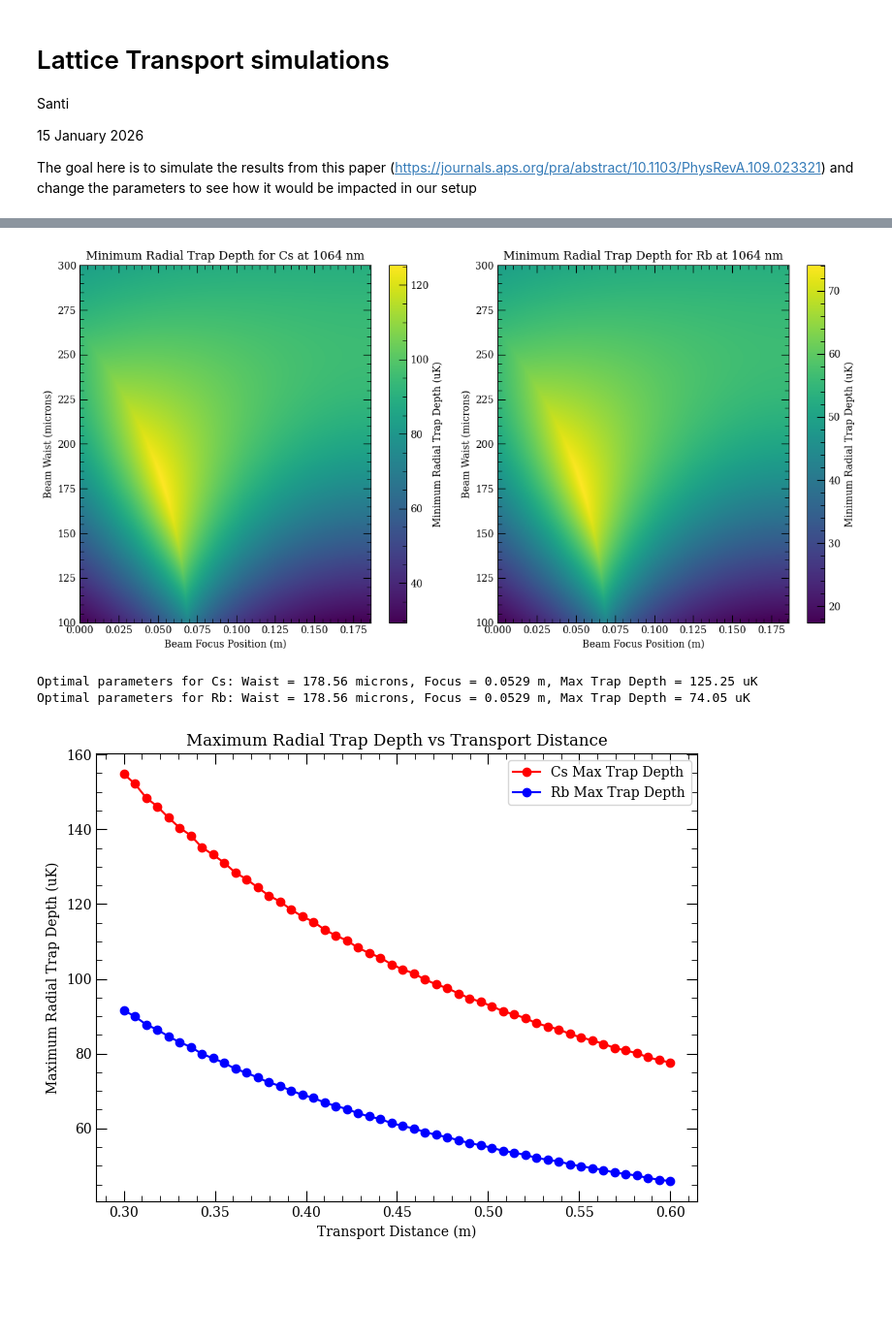
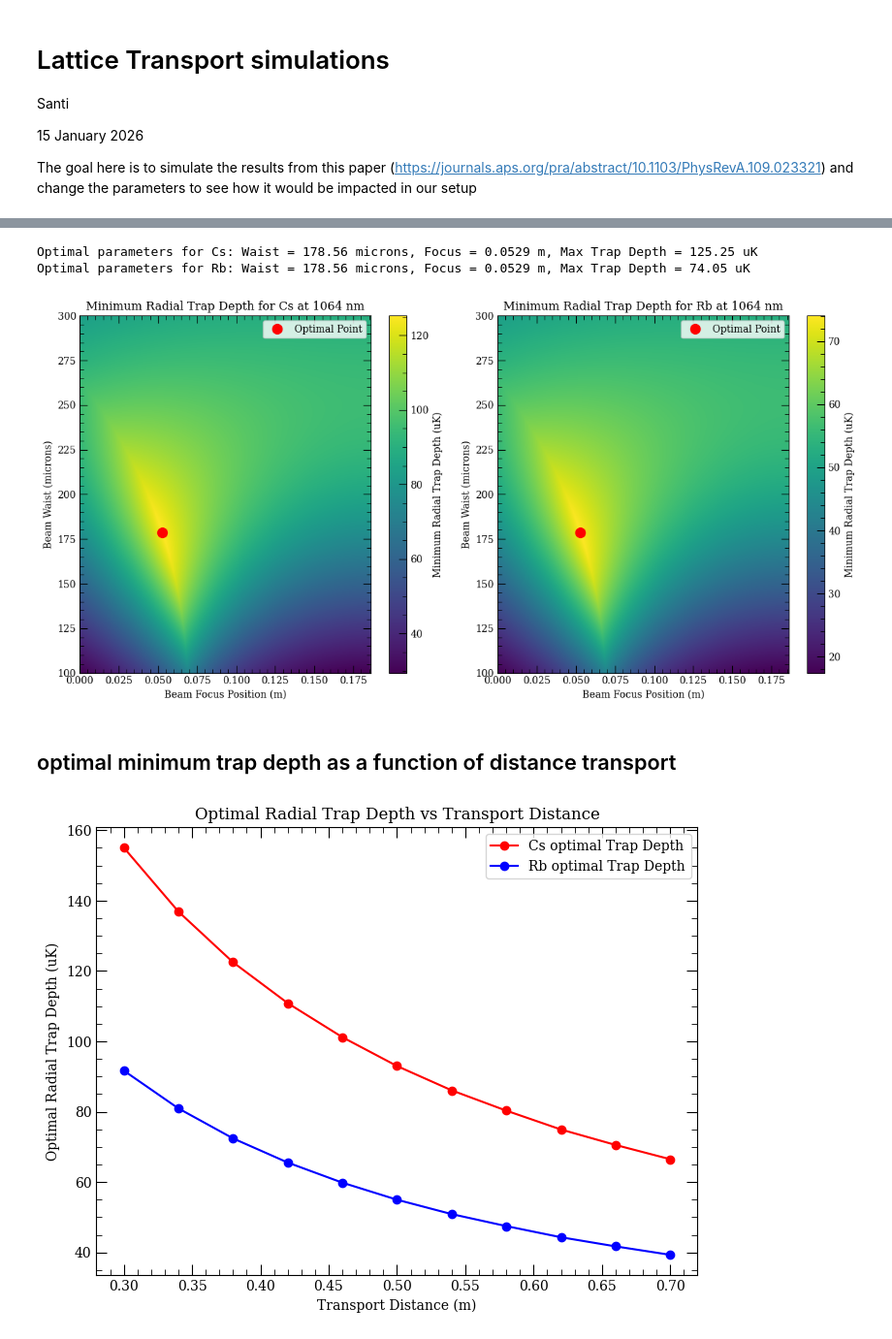
Before and after one commit to Lopez-Santi/RbCs-simulations, a Jupyter notebook: lattice transport/latticeTransport.ipynb, the cells around one changed output, grey strips where cells are left out. Shown at 97% size. Saved outputs shown, nothing was run; the diff lists cells and outputs as text; code cells hidden in the pictures; blank space fills up the shorter version.

Commit message:
made some updates to the code and added some functionallity for finding optimal values

```diff
--- a/lattice transport/latticeTransport.ipynb
+++ b/lattice transport/latticeTransport.ipynb
@@ -182,6 +182,16 @@ for waist in waist_array:
     min_trap_depth_Cs.append(temp_depths_Cs)
     min_trap_depth_Rb.append(temp_depths_Rb)
 
+# find the optimal parameters for maximum trap depth from above data
+min_trap_depth_Cs = np.array(min_trap_depth_Cs)
+min_trap_depth_Rb = np.array(min_trap_depth_Rb)
+
+opt_params_Cs = np.unravel_index(np.argmax(min_trap_depth_Cs, axis=None), min_trap_depth_Cs.shape)
+opt_params_Rb = np.unravel_index(np.argmax(min_trap_depth_Rb, axis=None), min_trap_depth_Rb.shape)
+
+print(f"Optimal parameters for Cs: Waist = {waist_array[opt_params_Cs[0]]*1e6:.2f} microns, Focus = {focus_array[opt_params_Cs[1]]:.4f} m, Max Trap Depth = {min_trap_depth_Cs[opt_params_Cs]:.2f} uK")
+print(f"Optimal parameters for Rb: Waist = {waist_array[opt_params_Rb[0]]*1e6:.2f} microns, Focus = {focus_array[opt_params_Rb[1]]:.4f} m, Max Trap Depth = {min_trap_depth_Rb[opt_params_Rb]:.2f} uK")
+
 # plot the results as a heatmap
 plt.figure(figsize=(12, 6))
 plt.subplot(1, 2, 1)
@@ -190,37 +200,40 @@ plt.colorbar(label='Minimum Radial Trap Depth (uK)')
 plt.ylabel('Beam Waist (microns)')
 plt.xlabel('Beam Focus Position (m)')
 plt.title('Minimum Radial Trap Depth for Cs at 1064 nm')
+# put a red dot at the optimal waist and focus
+plt.plot(focus_array[opt_params_Cs[1]], waist_array[opt_params_Cs[0]]*1e6, 'ro', markersize=10, label='Optimal Point')
+plt.legend()
 plt.subplot(1, 2, 2)
 plt.imshow(min_trap_depth_Rb, extent=(focus_array[0], focus_array[-1], waist_array[0]*1e6, waist_array[-1]*1e6), aspect='auto', origin='lower', cmap='viridis')
 plt.colorbar(label='Minimum Radial Trap Depth (uK)')
 plt.ylabel('Beam Waist (microns)')
 plt.xlabel('Beam Focus Position (m)')
 plt.title('Minimum Radial Trap Depth for Rb at 1064 nm')
+# put a red dot at the optimal waist and focus
+plt.plot(focus_array[opt_params_Rb[1]], waist_array[opt_params_Rb[0]]*1e6, 'ro', markersize=10, label='Optimal Point')
+plt.legend()
 plt.tight_layout()
 plt.show()
 # %% [output]
+Optimal parameters for Cs: Waist = 178.56 microns, Focus = 0.0529 m, Max Trap Depth = 125.25 uK
+Optimal parameters for Rb: Waist = 178.56 microns, Focus = 0.0529 m, Max Trap Depth = 74.05 uK
-[figure, old version]
+[figure, new version]
-# %%
-# find the optimal parameters for maximum trap depth from above data
-min_trap_depth_Cs = np.array(min_trap_depth_Cs)
-min_trap_depth_Rb = np.array(min_trap_depth_Rb)
-
-opt_params_Cs = np.unravel_index(np.argmax(min_trap_depth_Cs, axis=None), min_trap_depth_Cs.shape)
-opt_params_Rb = np.unravel_index(np.argmax(min_trap_depth_Rb, axis=None), min_trap_depth_Rb.shape)
-
-print(f"Optimal parameters for Cs: Waist = {waist_array[opt_params_Cs[0]]*1e6:.2f} microns, Focus = {focus_array[opt_params_Cs[1]]:.4f} m, Max Trap Depth = {min_trap_depth_Cs[opt_params_Cs]:.2f} uK")
-print(f"Optimal parameters for Rb: Waist = {waist_array[opt_params_Rb[0]]*1e6:.2f} microns, Focus = {focus_array[opt_params_Rb[1]]:.4f} m, Max Trap Depth = {min_trap_depth_Rb[opt_params_Rb]:.2f} uK")
-# %% [output]
-Optimal parameters for Cs: Waist = 178.56 microns, Focus = 0.0529 m, Max Trap Depth = 125.25 uK
-Optimal parameters for Rb: Waist = 178.56 microns, Focus = 0.0529 m, Max Trap Depth = 74.05 uK
 # %%
 # note we still have to include gravity effects above (this will impact radial trap depth in vertical direction)
+# %% [markdown]
+## optimal minimum trap depth as a function of distance transport
 # %%
 # perform the same optimization as above but now sweep over the transport distance as well
 
-transport_distances = np.linspace(0.3, 0.6, 50)  # transport distances
+transport_distances = np.linspace(0.3, 0.7, 11)  # transport distances
 rb_data_array = []
 cs_data_array = []
+optimal_waists_Cs = []
+optimal_focuses_Cs = []
+optimal_waists_Rb = []
+optimal_focuses_Rb = []
+all_focus_arrays = []
+all_waist_arrays = []
 for dist in transport_distances:
     # now 2D sweep of beam waist and beam focus positions
     # the start and stop of the atoms is always 0.0 and dist
@@ -228,9 +241,10 @@ for dist in transport_distances:
     start_pos = 0.0
     stop_pos = dist
     center_pos = (start_pos + stop_pos) / 2
-    focus_array = np.linspace(0.0, center_pos, 50)  # focus positions from 0 to center position
-
-    waist_array = np.linspace(100e-6, 300e-6, 50)  # beam waist from 100 to 300 microns
+    focus_array = np.linspace(0.0, center_pos, 100)  # focus positions from 0 to center position
+    waist_array = np.linspace(100e-6, 400e-6, 100)  # beam waist from 100 to 400 microns
+    all_focus_arrays.append(focus_array)
+    all_waist_arrays.append(waist_array)
 
     # for the sweep, we find the minimum radial trap depth between the start and stop positions
     min_trap_depth_Cs = []
@@ -252,35 +266,49 @@ for dist in transport_distances:
             depth_Cs = odt_depth(I1+I2+2*np.sqrt(I1*I2), alpha_Cs_SI) * 1e6  # convert to uK
             depth_Rb = odt_depth(I1+I2+2*np.sqrt(I1*I2), alpha_Rb_SI) * 1e6  # convert to uK
 
             # find the minimum radial trap depth for each beam
             min_depth_Cs = np.min(depth_Cs)
             min_depth_Rb = np.min(depth_Rb)
 
             temp_depths_Cs.append(min_depth_Cs)
             temp_depths_Rb.append(min_depth_Rb)
 
         # find the minimum trap depth
         min_trap_depth_Cs.append(temp_depths_Cs)
         min_trap_depth_Rb.append(temp_depths_Rb)
 
     cs_data_array.append(min_trap_depth_Cs)
     rb_data_array.append(min_trap_depth_Rb)
 
+    # find optimal parameters for maximum trap depth from above data
+    min_trap_depth_Cs = np.array(min_trap_depth_Cs)
+    min_trap_depth_Rb = np.array(min_trap_depth_Rb)
+
+    # find optimal parameters for maximum trap depth
+    opt_params_Cs = np.unravel_index(np.argmax(min_trap_depth_Cs, axis=None), min_trap_depth_Cs.shape)
+    opt_params_Rb = np.unravel_index(np.argmax(min_trap_depth_Rb, axis=None), min_trap_depth_Rb.shape)
+
+    optimal_waists_Cs.append(waist_array[opt_params_Cs[0]])
+    optimal_focuses_Cs.append(focus_array[opt_params_Cs[1]])
+
+    optimal_waists_Rb.append(waist_array[opt_params_Rb[0]])
+    optimal_focuses_Rb.append(focus_array[opt_params_Rb[1]])
+
 # convert to numpy arrays
 rb_data_array = np.array(rb_data_array)
 cs_data_array = np.array(cs_data_array)
 
 # plot the maximum trap depth as a function of transport distance
 max_trap_depths_Cs = [np.max(data) for data in cs_data_array]
 max_trap_depths_Rb = [np.max(data) for data in rb_data_array]
 
 plt.figure(figsize=(8, 6))
-plt.plot(transport_distances, max_trap_depths_Cs, 'r-o', label='Cs Max Trap Depth')
-plt.plot(transport_distances, max_trap_depths_Rb, 'b-o', label='Rb Max Trap Depth')
+plt.plot(transport_distances, max_trap_depths_Cs, 'r-o', label='Cs optimal Trap Depth')
+plt.plot(transport_distances, max_trap_depths_Rb, 'b-o', label='Rb optimal Trap Depth')
 plt.xlabel('Transport Distance (m)')
-plt.ylabel('Maximum Radial Trap Depth (uK)')
-plt.title('Maximum Radial Trap Depth vs Transport Distance')
+plt.ylabel('Optimal Radial Trap Depth (uK)')
+plt.title('Optimal Radial Trap Depth vs Transport Distance')
 plt.legend()
 plt.show()
 # %% [output]
-[figure, old version]
+[figure, new version]
```
Also changed, not shown: parts of 3 cells of this notebook.
